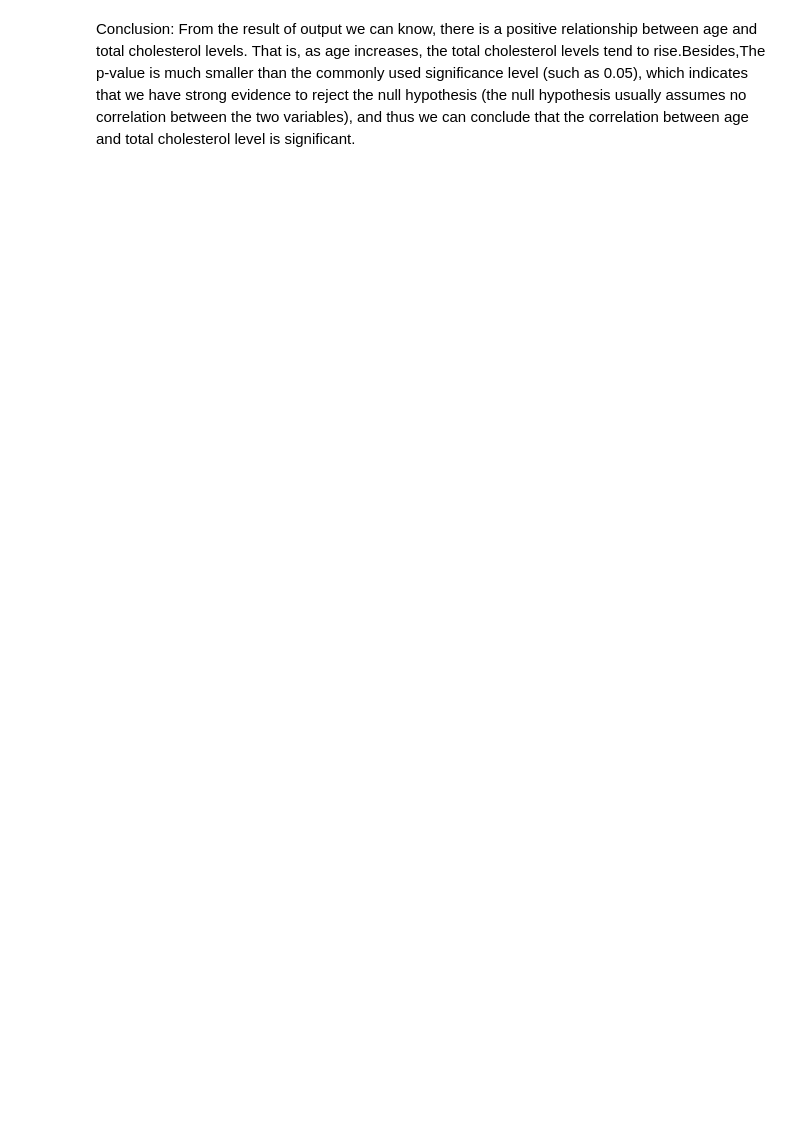
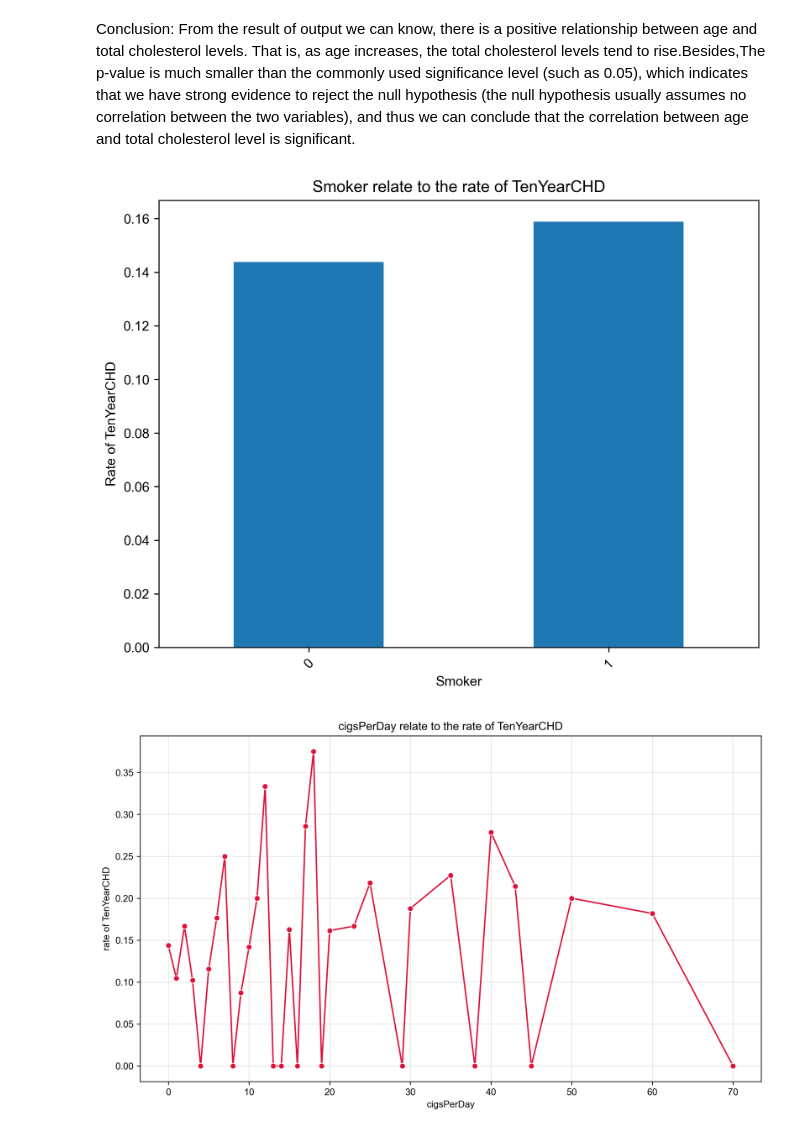
Before and after one commit to xuyihaowwa123/CHD_data_analysis2, a Jupyter notebook: CHD_data_analysis.ipynb, the cells around one changed output. Saved outputs shown, nothing was run; the diff lists cells and outputs as text; code cells hidden in the pictures; blank space fills up the shorter version.

```diff
--- a/CHD_data_analysis.ipynb
+++ b/CHD_data_analysis.ipynb
@@ -535,2 +534,30 @@ The Pearson correlation coefficient between age and total cholesterol level: 0.2
 # %% [markdown]
 Conclusion: From the result of output we can know, there is a positive relationship between age and total cholesterol levels. That is, as age increases, the total cholesterol levels tend to rise.Besides,The p-value is much smaller than the commonly used significance level (such as 0.05), which indicates that we have strong evidence to reject the null hypothesis (the null hypothesis usually assumes no correlation between the two variables), and thus we can conclude that the correlation between age and total cholesterol level is significant.
+# %%
+# 按照吸烟状态分组，计算 TenYearCHD 的比例
+smoker_chd = df_filled.groupby('currentSmoker')['TenYearCHD'].mean()
+
+# 绘制吸烟状态与 TenYearCHD 的关系柱状图
+plt.figure(figsize=(8, 6))
+smoker_chd.plot(kind='bar')
+plt.title('Smoker relate to the rate of TenYearCHD')
+plt.xlabel('Smoker')
+plt.xticks(rotation=45)
+plt.ylabel('Rate of TenYearCHD')
+plt.show()
+
+cigs_chd_prob = df_filled.groupby('cigsPerDay')['TenYearCHD'].mean().reset_index()
+
+plt.figure(figsize=(10, 6))
+sns.lineplot(x='cigsPerDay', y='TenYearCHD', data=cigs_chd_prob, marker='o', color='crimson')
+
+plt.title('cigsPerDay relate to the rate of TenYearCHD')
+plt.xlabel('cigsPerDay')
+plt.ylabel('rate of TenYearCHD')
+plt.grid(alpha=0.3)
+
+plt.tight_layout()
+plt.show()
+# %% [output]
+[figure, added]
+[figure, added]
```
Also changed, not shown: parts of 3 cells of this notebook.
